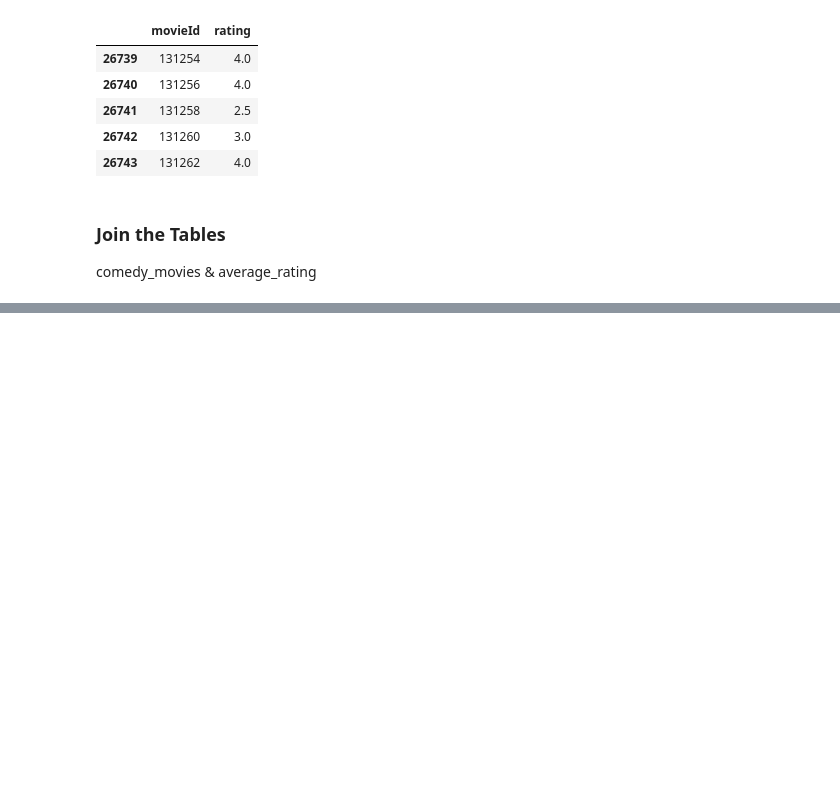
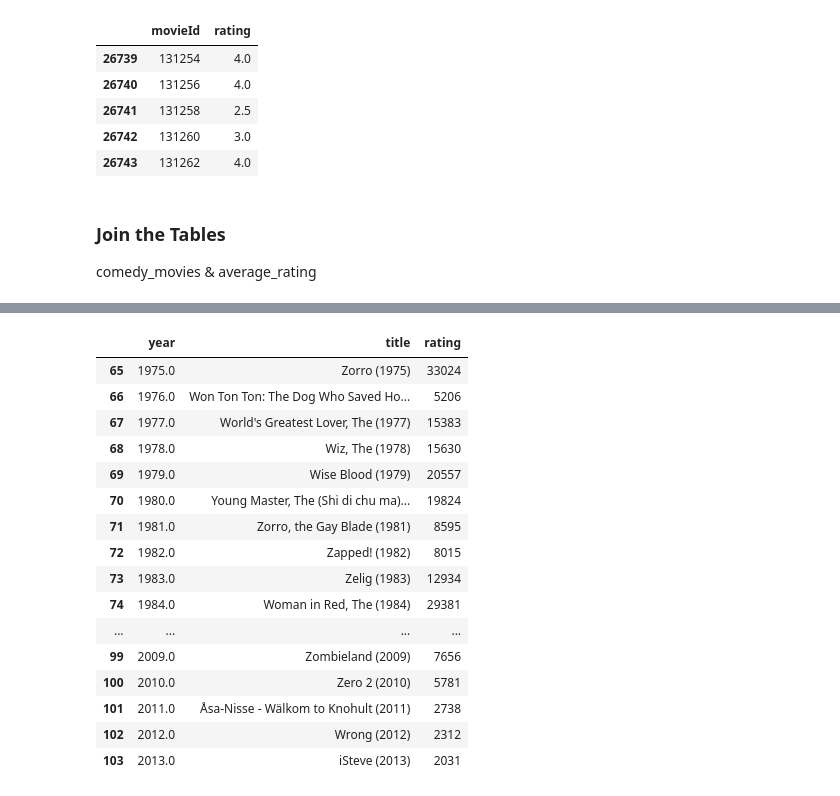
Before and after one commit to broepke/Jupyter, a Jupyter notebook: UCSanDiegoX/Week-6-MiniProject /Part 1 Mini Project.ipynb, the cells around one changed output, grey strips where cells are left out. Saved outputs shown, nothing was run; the diff lists cells and outputs as text; code cells hidden in the pictures; blank space fills up the shorter version.

```diff
--- a/UCSanDiegoX/Week-6-MiniProject /Part 1 Mini Project.ipynb
+++ b/UCSanDiegoX/Week-6-MiniProject /Part 1 Mini Project.ipynb
@@ -375,0 +401,3 @@ plt.show()
+# %%
+count_ratings = ratings[['movieId','rating']].groupby('movieId', as_index=False).count()
+count_ratings.head()
@@ -375,0 +411,3 @@ plt.show()
+# %%
+count_joined = comedy_movies.merge(count_ratings, on='movieId', how='inner')
+count_joined.head()
@@ -375,0 +421,22 @@ plt.show()
+# %%
+comedy_max = count_joined[['year', 'title','rating']].groupby('year', as_index=False).max()
+comedy_max = comedy_max[-41:-2]
+comedy_max.head(50)
+# %% [output]
+|  | year | title | rating |
+| 65 | 1975.0 | Zorro (1975) | 33024 |
+| 66 | 1976.0 | Won Ton Ton: The Dog Who Saved Ho... | 5206 |
+| 67 | 1977.0 | World's Greatest Lover, The (1977) | 15383 |
+| 68 | 1978.0 | Wiz, The (1978) | 15630 |
+| 69 | 1979.0 | Wise Blood (1979) | 20557 |
+| 70 | 1980.0 | Young Master, The (Shi di chu ma)... | 19824 |
+| 71 | 1981.0 | Zorro, the Gay Blade (1981) | 8595 |
+| 72 | 1982.0 | Zapped! (1982) | 8015 |
+| 73 | 1983.0 | Zelig (1983) | 12934 |
+| 74 | 1984.0 | Woman in Red, The (1984) | 29381 |
+| ... | ... | ... | ... |
+| 99 | 2009.0 | Zombieland (2009) | 7656 |
+| 100 | 2010.0 | Zero 2 (2010) | 5781 |
+| 101 | 2011.0 | Åsa-Nisse - Wälkom to Knohult (2011) | 2738 |
+| 102 | 2012.0 | Wrong (2012) | 2312 |
+| 103 | 2013.0 | iSteve (2013) | 2031 |
```
Also changed, not shown: parts of 12 cells of this notebook.
